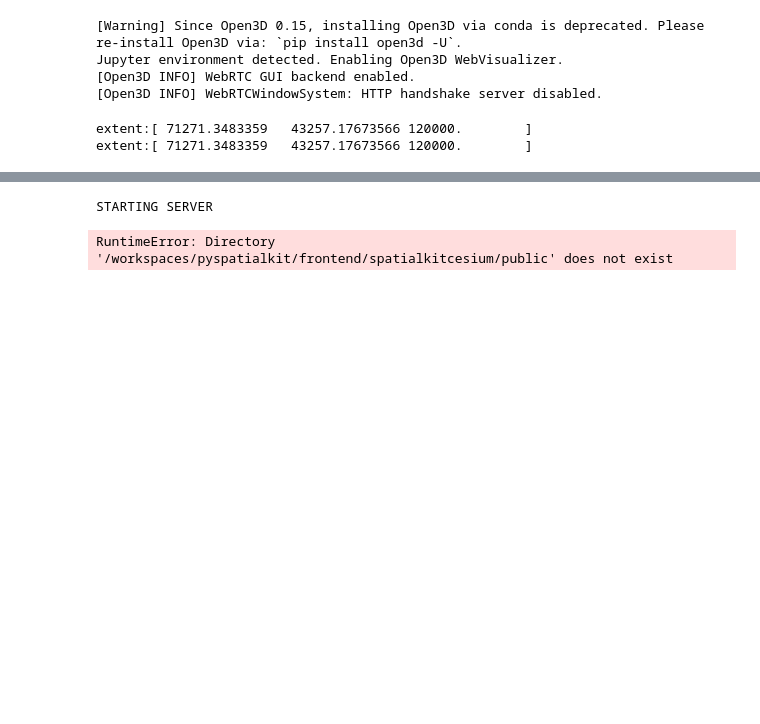
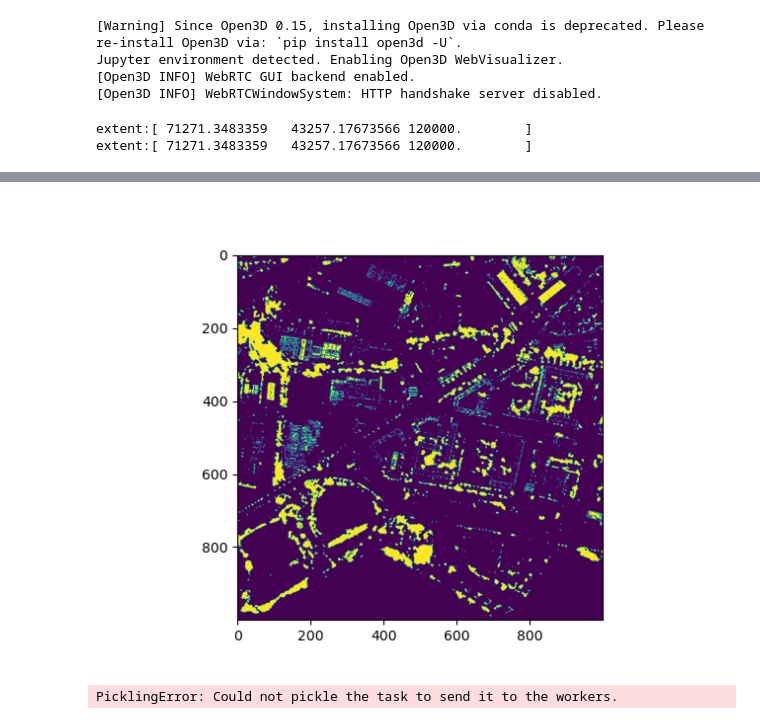
Before and after one commit to Tobias314/pyspatialkit, a Jupyter notebook: examples/tree_detection_big.ipynb, the cells around one changed output, grey strips where cells are left out. Drawn from its saved outputs; the diff is of its cells as text; code cells hidden in the pictures; blank space fills up the shorter version.

Commit message:
Changes done on server

```diff
--- a/examples/tree_detection_big.ipynb
+++ b/examples/tree_detection_big.ipynb
@@ -52,11 +83,14 @@ dgm_layer = storage.get_layer('dgm')
+# %%
+res_layer = storage.add_raster_layer('result', num_bands = 1, dtype=np.uint8, crs=CRS, bounds=AOI_BOUNDS,
+                                      build_pyramid=False)
 # %%
-test_bounds = (722830.9, 5747402.9, 723030.6, 5747608.7)
+#test_bounds = (722830.9, 5747402.9, 723030.6, 5747608.7)
+test_bounds = (718908, 5745014, 719908, 5746014)
 test_box = GeoBox2d.from_bounds(test_bounds, crs=CRS)
 test_rect = test_box.to_georect()
 # %%
-img = rgbi_layer.get_data(test_rect)
+img = res_layer.get_data(test_rect)
-# %%
-start_server(storage)
-# %% [output]
-STARTING SERVER
-RuntimeError: Directory '/workspaces/pyspatialkit/frontend/spatialkitcesium/public' does not exist
+# %%
+img.plot()
+# %% [output]
+[figure, added]
@@ -62,0 +117,4 @@ RuntimeError: Directory '/workspaces/pyspatialkit/frontend/spatialkitcesium/publ
+# %%
+tree_detection(tiler=tiler, num_workers=1)(rgbi_layer, dom_layer, dgm_layer, res_layer)
+# %% [output]
+PicklingError: Could not pickle the task to send it to the workers.
```
Also changed, not shown: parts of 8 cells of this notebook, 22 other files.
